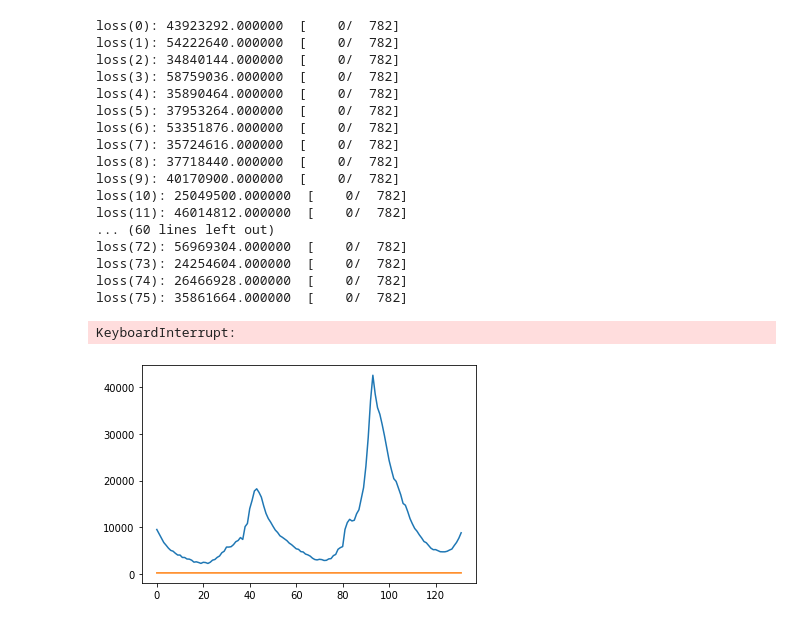
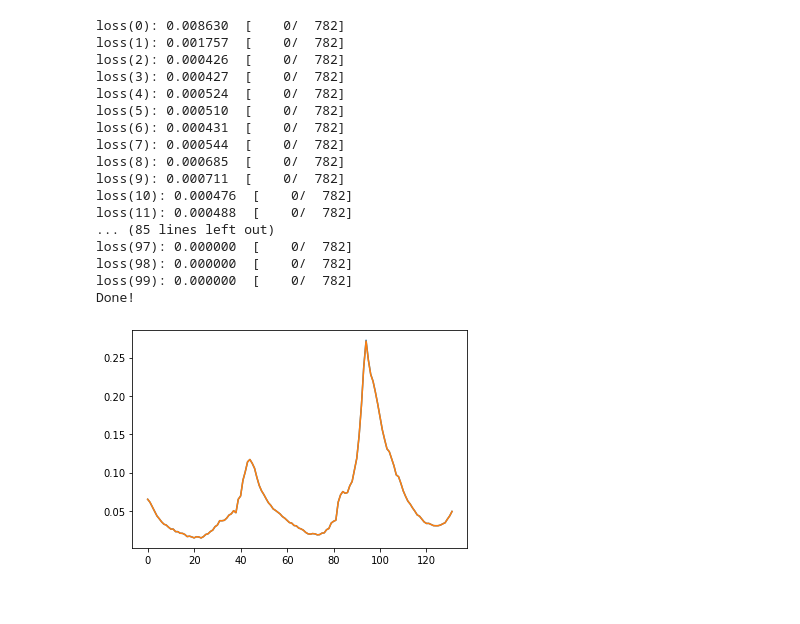
Before and after one commit to masonb13/NN_Forecasting, a Jupyter notebook: LSTM.ipynb, the cells around one changed output. Saved outputs shown, nothing was run; the diff lists cells and outputs as text; code cells hidden in the pictures.

```diff
--- a/LSTM.ipynb
+++ b/LSTM.ipynb
@@ -23,6 +23,7 @@ class dataSetAll(Dataset):
         self.numFeat = numFeat #------------------------
         self.numOut = numOut
         self.data = np.asarray(self.df,dtype=np.float32)
+        self.data = self.data / np.linalg.norm(self.data)
         self.data = torch.as_tensor(self.data)
 
     def __len__(self):
@@ -30,7 +31,7 @@ class dataSetAll(Dataset):
 
     def __getitem__(self,idx):
         # idx = 0
-        return self.data[idx:idx+self.numFeat],self.data[idx+self.numFeat:idx+self.numFeat+self.numOut]
+        return self.data[idx:idx+self.numFeat],self.data[idx:idx+self.numFeat+self.numOut-1]
 # %%
 #create data loaders
 numFeat = 10
@@ -95,7 +133,7 @@ def train_loop(dataloader, model, loss_fn, optimizer,t):
     for batch, (X, y) in enumerate(dataloader):
         # Compute prediction and loss
         # print(X.size())
-        X = X[:,:,None]
+        # X = X[:,:,None]
         pred = model(X)
         # print(pred.size())
         # print(y.size())
@@ -111,9 +149,9 @@ def train_loop(dataloader, model, loss_fn, optimizer,t):
             loss, current = loss.item(), batch * len(X)
             print(f"loss({t}): {loss:>7f}  [{current:>5d}/{size:>5d}]")
 # %%
-learning_rate = .01
+learning_rate = .005
 batch_size = 100
-epochs = 500
+epochs = 100
 loss_fn = nn.MSELoss()
 optimizer = torch.optim.Adam(model.parameters(), lr=learning_rate)
 # print(list(model.parameters()))
@@ -127,24 +165,23 @@ for t in range(epochs):
 print("Done!")
 # print(list(model.parameters()))
 # %% [output]
-loss(0): 43923292.000000  [    0/  782]
-loss(1): 54222640.000000  [    0/  782]
-loss(2): 34840144.000000  [    0/  782]
-loss(3): 58759036.000000  [    0/  782]
-loss(4): 35890464.000000  [    0/  782]
-loss(5): 37953264.000000  [    0/  782]
-loss(6): 53351876.000000  [    0/  782]
-loss(7): 35724616.000000  [    0/  782]
-loss(8): 37718440.000000  [    0/  782]
-loss(9): 40170900.000000  [    0/  782]
-loss(10): 25049500.000000  [    0/  782]
-loss(11): 46014812.000000  [    0/  782]
-... (60 lines left out)
-loss(72): 56969304.000000  [    0/  782]
-loss(73): 24254604.000000  [    0/  782]
-loss(74): 26466928.000000  [    0/  782]
-loss(75): 35861664.000000  [    0/  782]
+loss(0): 0.008630  [    0/  782]
+loss(1): 0.001757  [    0/  782]
+loss(2): 0.000426  [    0/  782]
+loss(3): 0.000427  [    0/  782]
+loss(4): 0.000524  [    0/  782]
+loss(5): 0.000510  [    0/  782]
+loss(6): 0.000431  [    0/  782]
+loss(7): 0.000544  [    0/  782]
+loss(8): 0.000685  [    0/  782]
+loss(9): 0.000711  [    0/  782]
+loss(10): 0.000476  [    0/  782]
+loss(11): 0.000488  [    0/  782]
+... (85 lines left out)
+loss(97): 0.000000  [    0/  782]
+loss(98): 0.000000  [    0/  782]
+loss(99): 0.000000  [    0/  782]
+Done!
-KeyboardInterrupt:
 # %%
 def test_loop(dataloader, model):
     yearLow = 2013
@@ -162,34 +199,36 @@ def test_loop(dataloader, model):
             feat = test_data[idx][0]
             y = test_data[idx][1]
             X = feat
             pred = model(X).squeeze().numpy()
             plt.plot(np.append(feat,pred))
             plt.plot(np.append(feat,y))
 
             plt.show()
 
 def graph(model):
     with torch.no_grad():
         predY = []
         actY = []
         for idx in range(len(test_data)):
             feat = test_data[idx][0]
             y = test_data[idx][1]
-            X = feat[None,:,None]
+            X = feat[None,:]
             # print(X.size())
-            pred = model(X)
-            predY.append(pred.numpy()[0][-1])
+            pred = model.predict(X,3)
+            # print(pred[0][numFeat::])
+            # print(pred)
+            predY.append(pred[0][numFeat::][0])
             actY.append(y.numpy()[-1])
             # plt.plot(np.append(feat,pred))
             # plt.plot(np.append(feat,y))
 
 
 
         plt.plot(actY)
         plt.plot(predY)
         plt.show()
 
 graph(model)
 # test_loop(test_dataloader,model)
 # %% [output]
-[figure, old version]
+[figure, new version]
```
Also changed, not shown: parts of 2 cells of this notebook, 2 other files.
